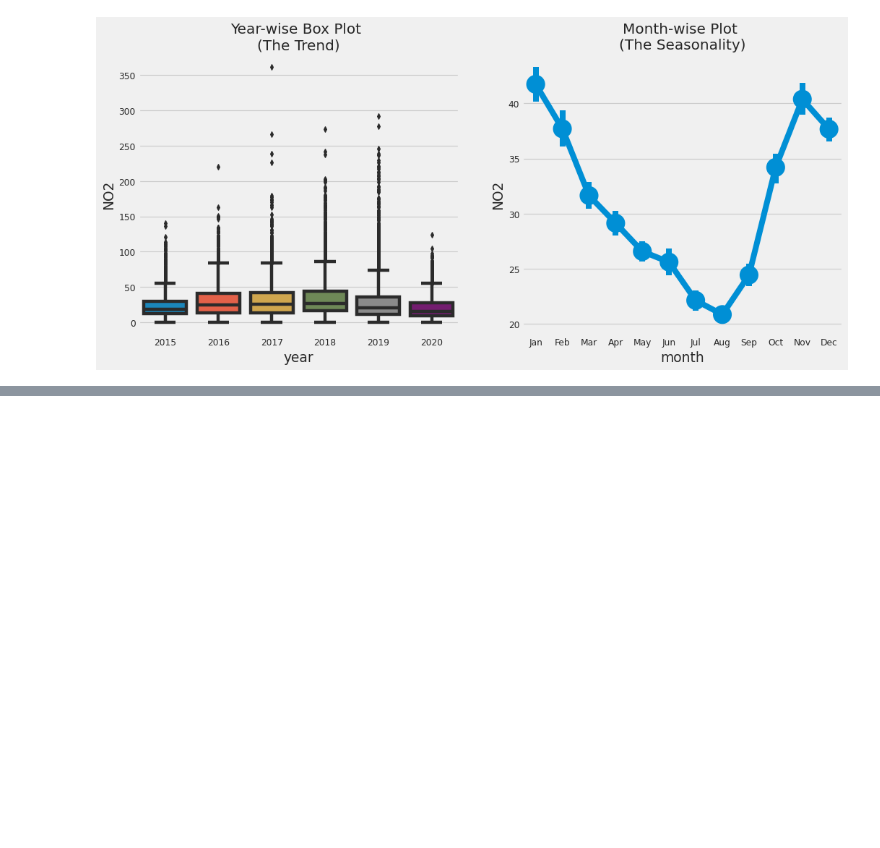
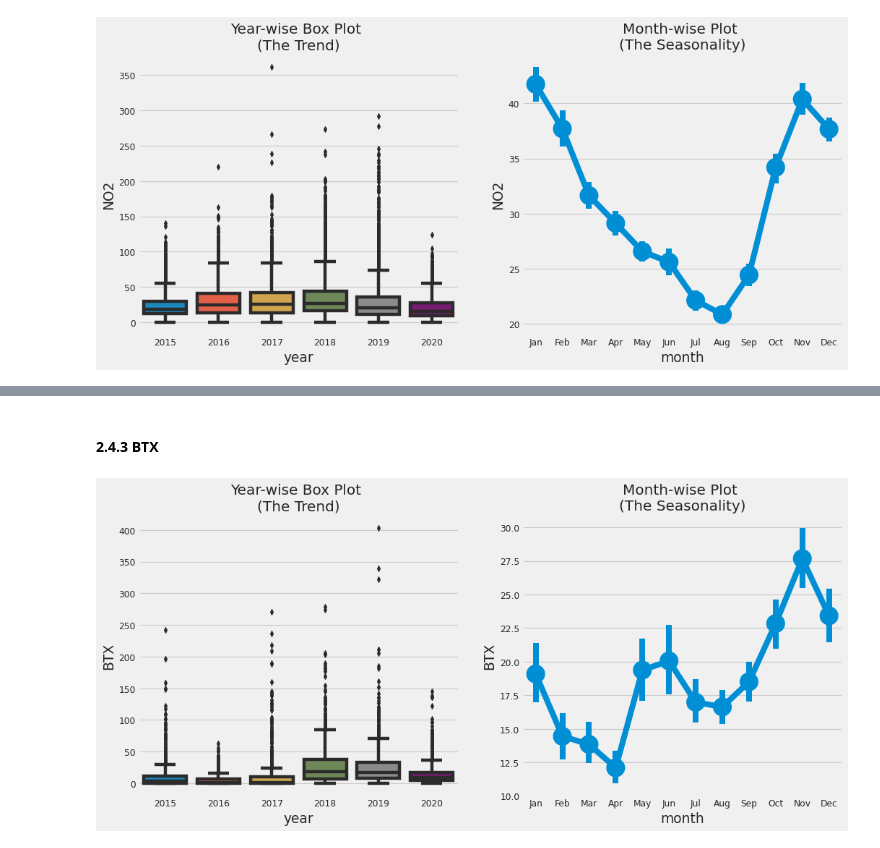
Before and after one commit to bhargav-borah/forked-practice-notebooks, a Jupyter notebook: covid-19-effect-on-pollution-in-india/covid-19-effect-analysis.ipynb, the cells around one changed output, grey strips where cells are left out. Drawn from its saved outputs; the diff is of its cells as text; code cells hidden in the pictures; blank space fills up the shorter version.

```diff
--- a/covid-19-effect-on-pollution-in-india/covid-19-effect-analysis.ipynb
+++ b/covid-19-effect-on-pollution-in-india/covid-19-effect-analysis.ipynb
@@ -261,0 +273,7 @@ trend_plot(df, value)
+# %% [markdown]
+#### 2.4.3 BTX
+# %%
+value = 'BTX'
+trend_plot(df, value)
+# %% [output]
+[figure, added]
```
Also changed, not shown: parts of 5 cells of this notebook.
